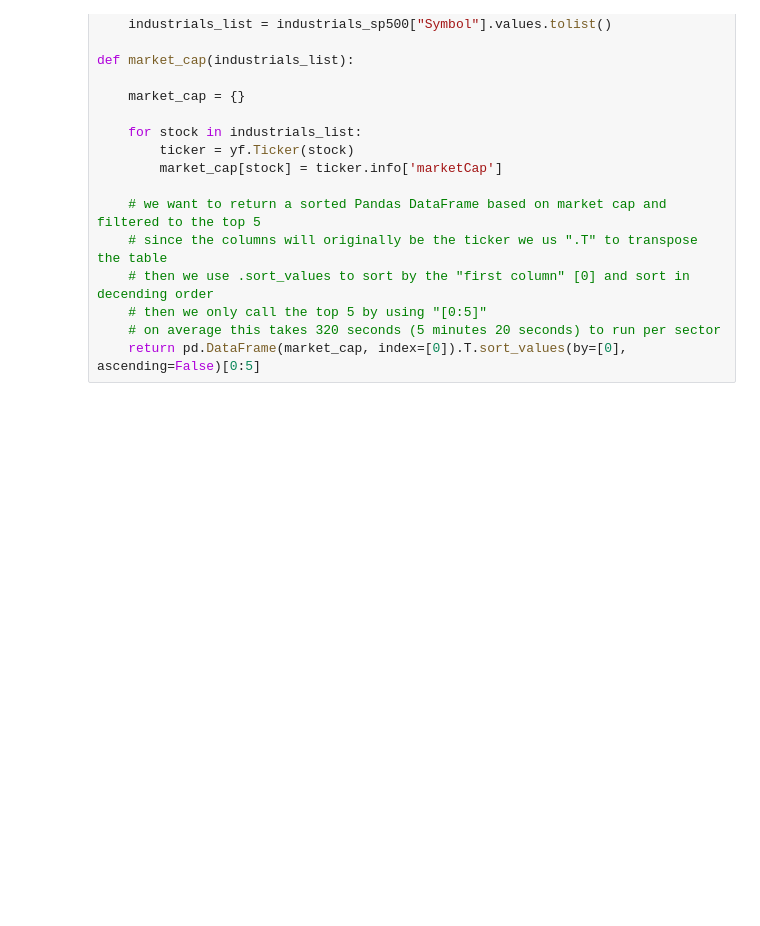
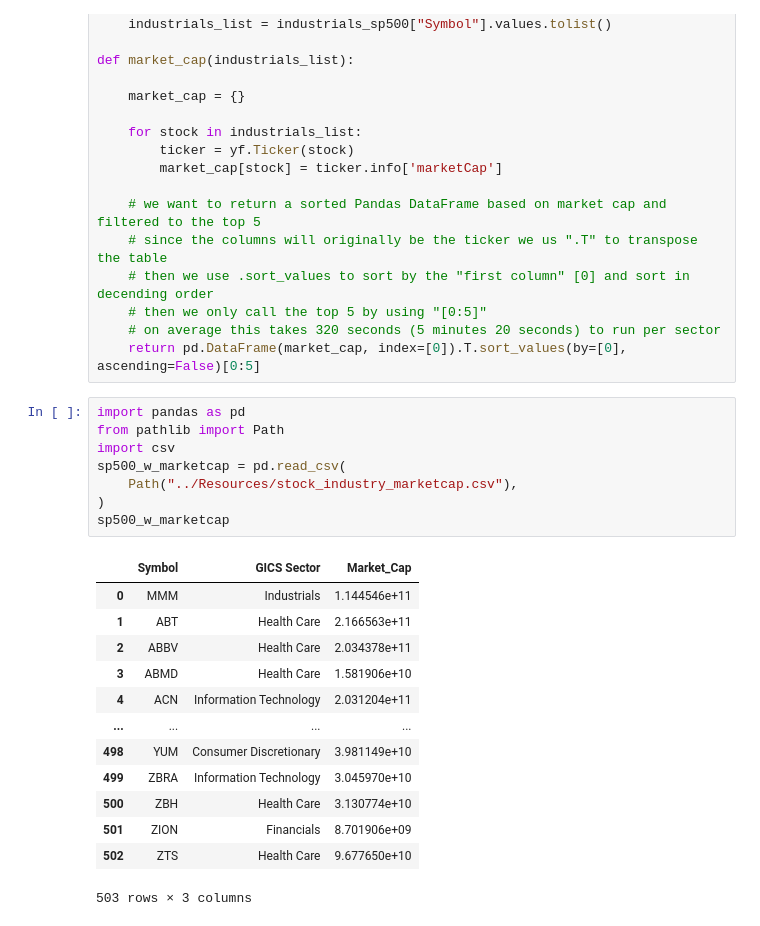
Before and after one commit to scottslusher/Portfolio-Builder, a Jupyter notebook: workflow/yfinance_bb.ipynb, the cells around one changed output. Saved outputs shown, nothing was run; the diff lists cells and outputs as text; blank space fills up the shorter version.

```diff
--- a/workflow/yfinance_bb.ipynb
+++ b/workflow/yfinance_bb.ipynb
@@ -436,3 +436,25 @@ def market_cap(industrials_list):
     # then we only call the top 5 by using "[0:5]"
     # on average this takes 320 seconds (5 minutes 20 seconds) to run per sector
     return pd.DataFrame(market_cap, index=[0]).T.sort_values(by=[0], ascending=False)[0:5]
+# %%
+import pandas as pd
+from pathlib import Path
+import csv
+sp500_w_marketcap = pd.read_csv(
+    Path("../Resources/stock_industry_marketcap.csv"),
+)
+sp500_w_marketcap
+# %% [output]
+|  | Symbol | GICS Sector | Market_Cap |
+| 0 | MMM | Industrials | 1.144546e+11 |
+| 1 | ABT | Health Care | 2.166563e+11 |
+| 2 | ABBV | Health Care | 2.034378e+11 |
+| 3 | ABMD | Health Care | 1.581906e+10 |
+| 4 | ACN | Information Technology | 2.031204e+11 |
+| ... | ... | ... | ... |
+| 498 | YUM | Consumer Discretionary | 3.981149e+10 |
+| 499 | ZBRA | Information Technology | 3.045970e+10 |
+| 500 | ZBH | Health Care | 3.130774e+10 |
+| 501 | ZION | Financials | 8.701906e+09 |
+| 502 | ZTS | Health Care | 9.677650e+10 |
+503 rows × 3 columns
```
Also changed, not shown: parts of 6 cells of this notebook, 1 other file.
